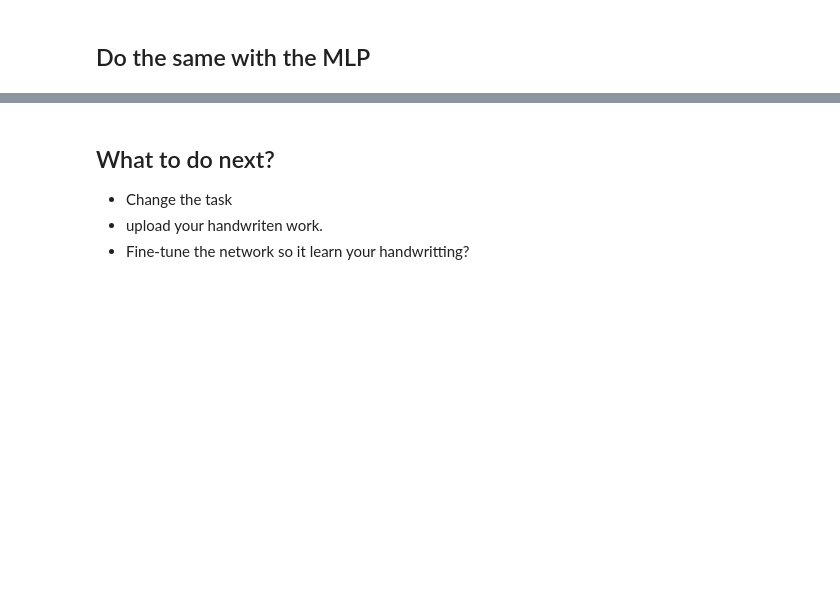
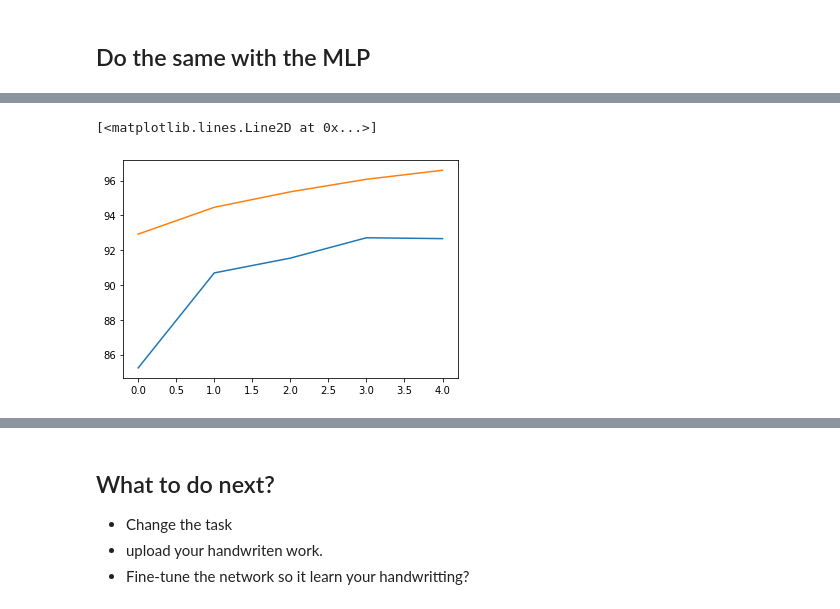
Before and after one commit to VivsNero/MAU-AML-labs, a Jupyter notebook: 1-computer-vision-lab/0-Getting-started-CNN.ipynb, the cells around one changed output, grey strips where cells are left out. Cells and saved outputs as stored; diff of their text form; code cells hidden in the pictures; blank space fills up the shorter version.

```diff
--- a/1-computer-vision-lab/0-Getting-started-CNN.ipynb
+++ b/1-computer-vision-lab/0-Getting-started-CNN.ipynb
@@ -288,12 +367,15 @@ for i in range(10):
 # %%
 # Training settings
-n_features = 6 # number of feature maps
-
+n_features = 10 # number of feature maps
+accuracy_list = []
+loss_list = []
 model_cnn = CNN(input_size, n_features, output_size)
 model_cnn.to(device)
 optimizer = optim.SGD(model_cnn.parameters(), lr=0.01, momentum=0.5)
 
-for epoch in range(0, 1):
+for epoch in range(0, 5):
     train(epoch, model_cnn, perm)
     test(model_cnn, perm)
+Acc_CNN_list2 = accuracy_list
+Loss_CNN_list2 = loss_list
 # %% [output]
@@ -315,0 +397,14 @@ Test set: Average loss: 0.5607, Accuracy: 8245/10000 (82%)
+# %%
+# create network, train, compare!
+n_feature = 10
+accuracy_list=[]
+loss_list=[]
+model_MLP2 = MLP(input_size, n_features, output_size)
+model_MLP2.to(device)
+optimizer = optim.SGD(model_MLP2.parameters(), lr=0.01, momentum=0.5)
+
+for epoch in range(0, 5):
+    train(epoch, model_MLP2, perm)
+    test(model_MLP2, perm)
+Acc_MLP_list2 = accuracy_list
+Loss_MLP_list2 = loss_list
@@ -315,0 +425,7 @@ Test set: Average loss: 0.5607, Accuracy: 8245/10000 (82%)
+# %%
+fig, ax = plt.subplots()
+ax.plot(Acc_CNN_list2,color='tab:blue')
+ax.plot(Acc_MLP_list2,color='tab:orange')
+# %% [output]
+[<matplotlib.lines.Line2D at 0x...>]
+[figure, added]
```
Also changed, not shown: parts of 12 cells of this notebook, 26 other files.
